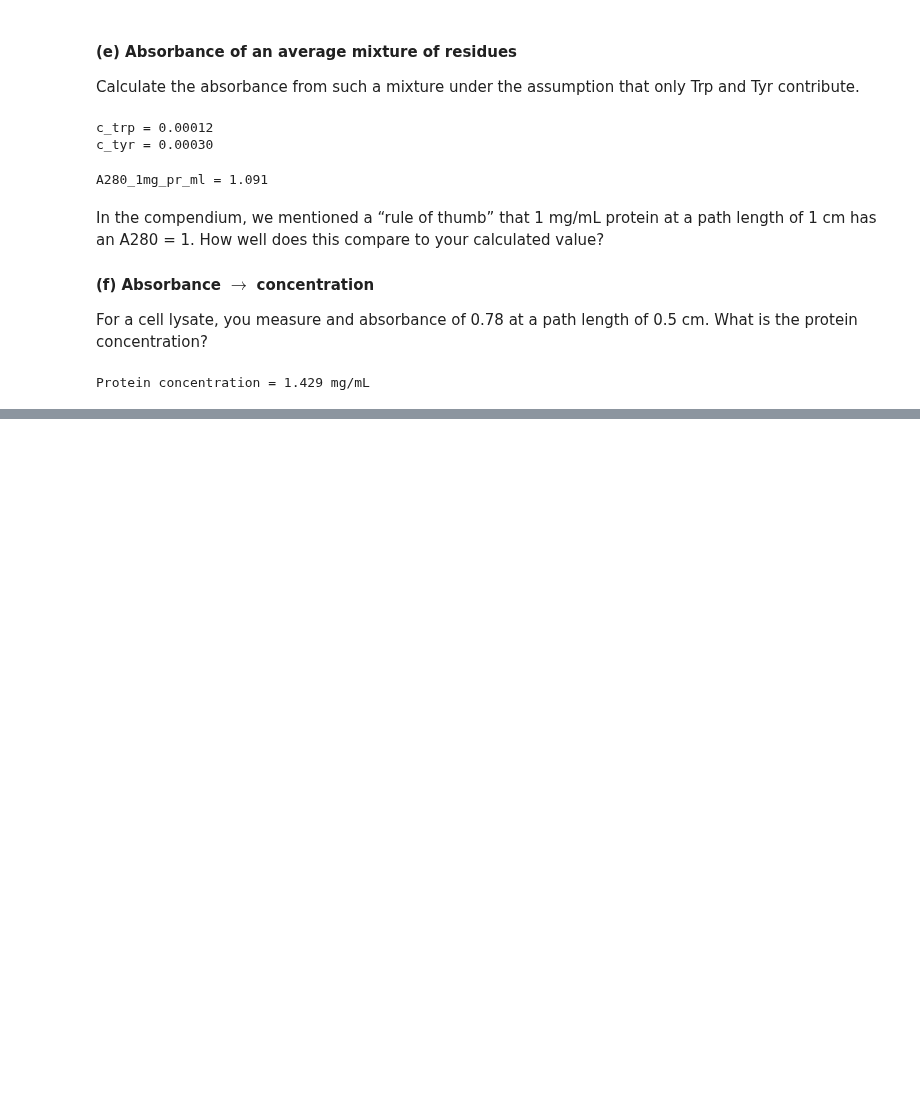
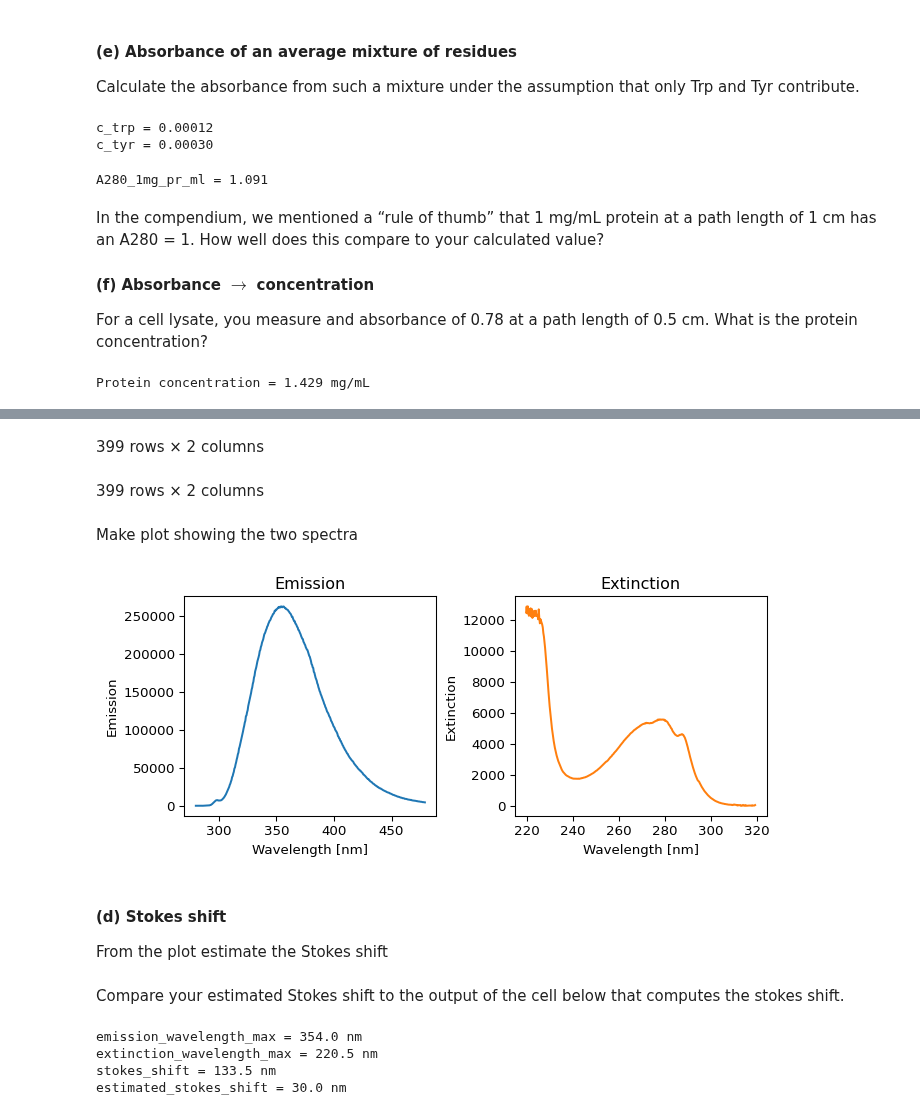
Before and after one commit to au-mbg/fysisk-biokemi, a Jupyter notebook: built_notebooks/master/week_45.ipynb, the cells around one changed output, grey strips where cells are left out. Drawn from its saved outputs; the diff is of its cells as text; code cells hidden in the pictures; blank space fills up the shorter version.

```diff
--- a/built_notebooks/master/week_45.ipynb
+++ b/built_notebooks/master/week_45.ipynb
@@ -637,0 +1249,35 @@ Protein concentration = 1.429 mg/mL
+# %%
+df_emission = load_dataset('week47_1_emi')
+df_extinction = load_dataset('week47_1_ext')
+display(df_emission)
+display(df_extinction)
+# %% [output]
+399 rows × 2 columns
+399 rows × 2 columns
+# %% [markdown]
+Make plot showing the two spectra
+# %%
+fig, axes = plt.subplots(1, 2, figsize=(7, 3), layout='constrained')
+
+# Emission
+ax = axes[0]
+ax.set_title('Emission')
+ax.plot(df_emission['wavelength_(nm)'], df_emission['emission_(AU)'], label='Emission', color='C0')
+ax.set_ylabel('Emission')
+ax.set_xlabel('Wavelength [nm]')
+
+# Extinction
+ax = axes[1]
+ax.set_title('Extinction')
+ax.plot(df_extinction['wavelength_(nm)'], df_extinction['molar_extinction_(cm-1/M)'], label='Extinction', color='C1')
+
+# Customization
+ax.set_ylabel('Extinction')
+ax.set_xlabel('Wavelength [nm]')
+plt.show()
+# %% [output]
+[figure, added]
+# %% [markdown]
+#### (d) Stokes shift
+
+From the plot estimate the Stokes shift
@@ -637,0 +1286,21 @@ Protein concentration = 1.429 mg/mL
+# %% [markdown]
+Compare your estimated Stokes shift to the output of the cell below that
+computes the stokes shift.
+# %%
+max_index = np.argmax(df_emission['emission_(AU)'])
+emission_wavelength_max = df_emission['wavelength_(nm)'][max_index]
+
+max_index = np.argmax(df_extinction['molar_extinction_(cm-1/M)'])
+extinction_wavelength_max = df_extinction['wavelength_(nm)'][max_index]
+
+stokes_shift = emission_wavelength_max - extinction_wavelength_max
+
+print(f"{emission_wavelength_max = :.1f} nm")
+print(f"{extinction_wavelength_max = :.1f} nm")
+print(f"{stokes_shift = :.1f} nm")
+print(f"{estimated_stokes_shift = :.1f} nm")
+# %% [output]
+emission_wavelength_max = 354.0 nm
+extinction_wavelength_max = 220.5 nm
+stokes_shift = 133.5 nm
+estimated_stokes_shift = 30.0 nm
```
Also changed, not shown: parts of 100 cells of this notebook, 13 other files.
